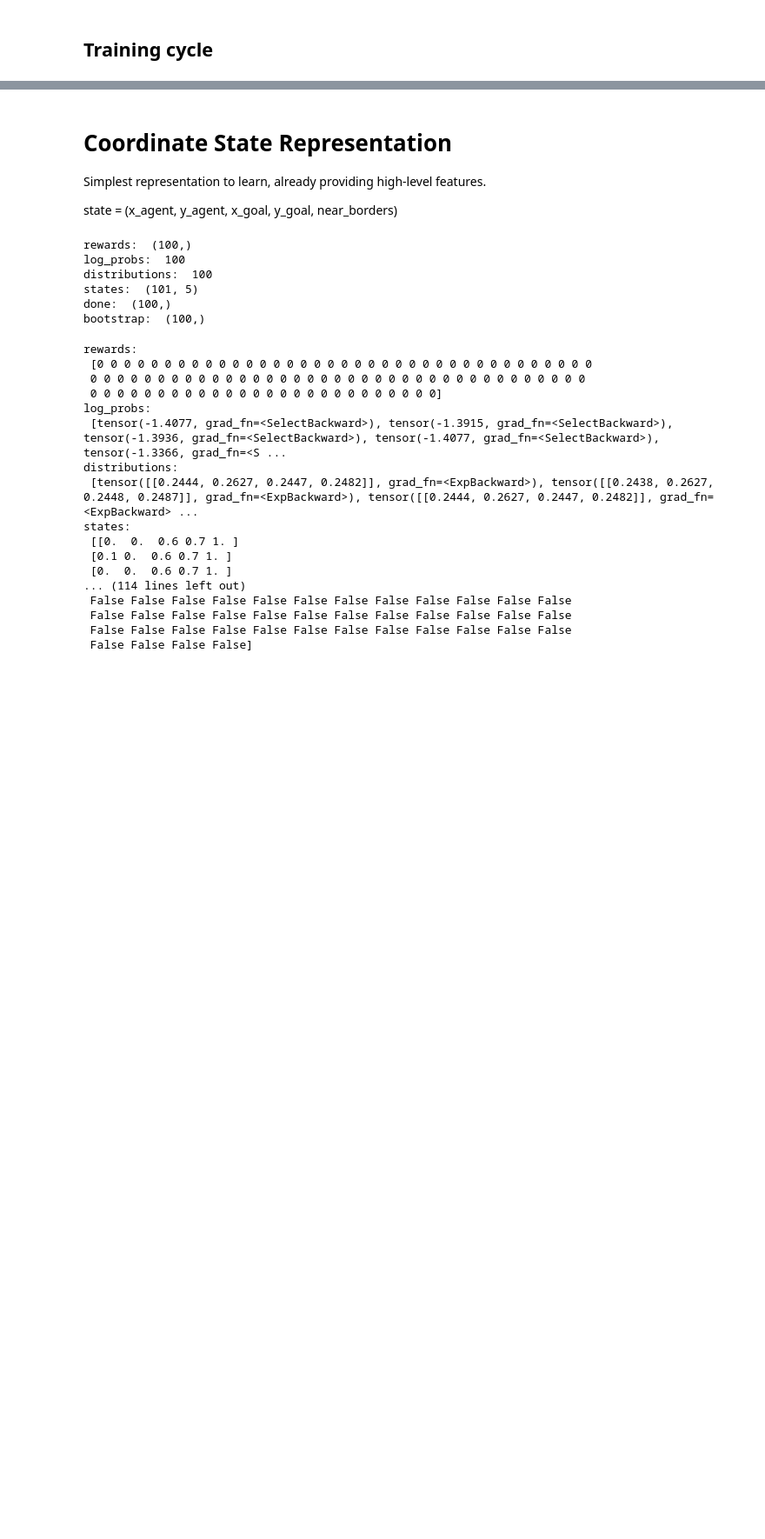
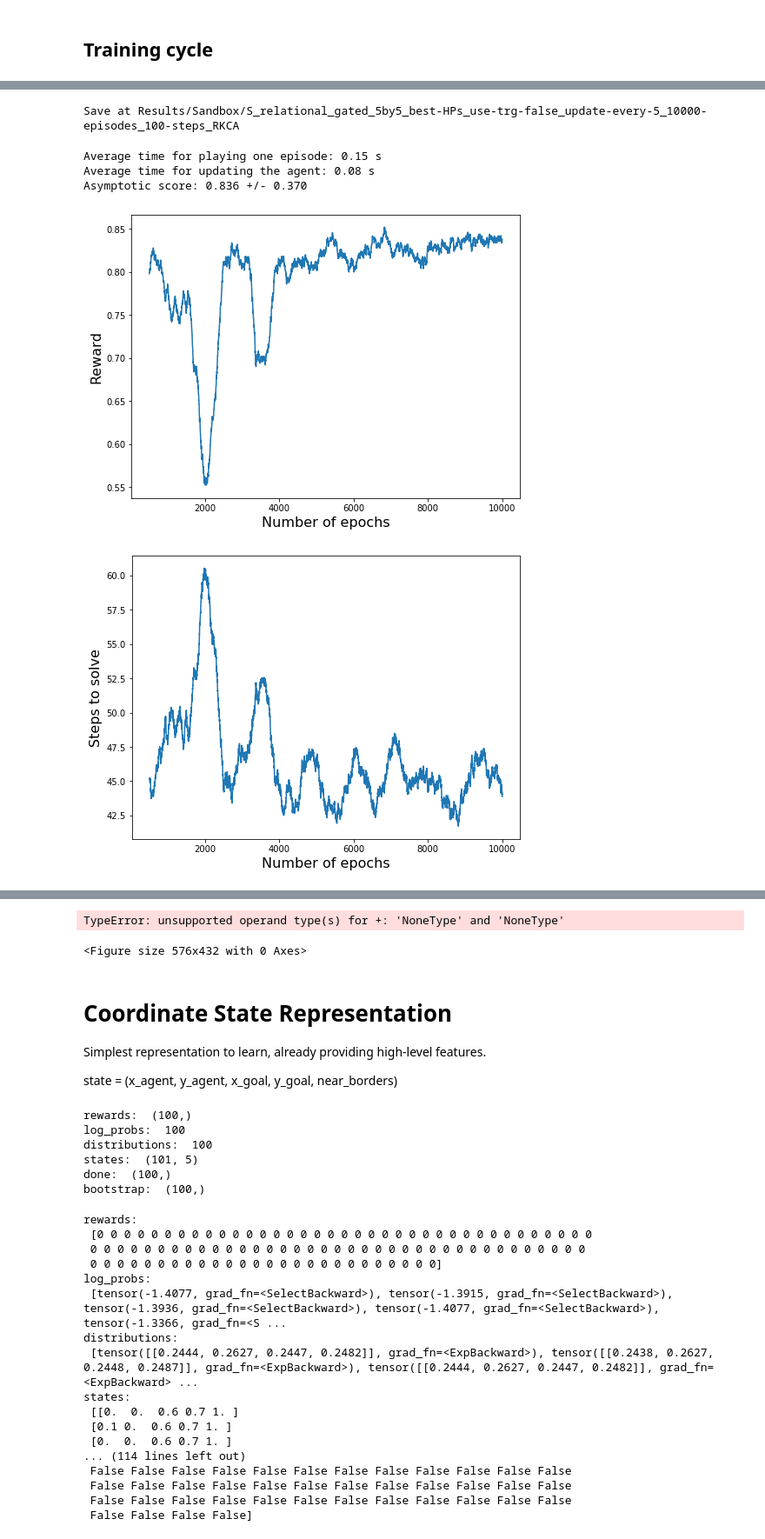
Before and after one commit to nicoladainese96/RelationalDeepRL, a Jupyter notebook: SandboxTesting.ipynb, the cells around one changed output, grey strips where cells are left out. Shown at 87% size. Saved outputs shown, nothing was run; the diff lists cells and outputs as text; code cells hidden in the pictures; blank space fills up the shorter version.

```diff
--- a/SandboxTesting.ipynb
+++ b/SandboxTesting.ipynb
@@ -141,3 +151,6 @@ MAX_STEPS = 100
 
 game_params = dict(x=X, y=Y, initial=initial, goal=goal, max_steps=MAX_STEPS,
                    greyscale_state=True, return_ohe=True)
+# %%
+relational_HPs = torch.load("Results/Sandbox/Supervised/best_HP_S_chosen-residual_UMUT")
+relational_HPs
@@ -144,5 +164,5 @@ game_params = dict(x=X, y=Y, initial=initial, goal=goal, max_steps=MAX_STEPS,
 # %%
-HPs = dict(lr=5e-4, gamma=0.9, TD=True, twin=True, tau=0.3, n_steps=5, H=1e-3, radam=False)
+HPs = dict(lr=1e-4, gamma=0.99, TD=True, twin=True, tau=0.3, n_steps=5, H=1e-3, radam=False, use_target=False, **relational_HPs)
 
 if colab or torch.cuda.is_available:
     HPs['device'] = 'cuda'
@@ -188,7 +225,7 @@ KeyboardInterrupt:
 score, asymptotic_score, asymptotic_std, trained_agent, time_profile, losses, steps_to_solve = results
 # %%
 save = True
-keywords = ['relational','gated','5by5', str(len(score))+"-episodes","100-steps"] # example
+keywords = ['relational','gated','5by5', 'best-HPs','use-trg-false','update-every-5', str(len(score))+"-episodes","100-steps"] # example
 
 if colab and save:
     %cd ~
@@ -205,5 +242,13 @@ elif save:
 else:
     print("Nothing saved")
     pass
+# %% [output]
+Save at Results/Sandbox/S_relational_gated_5by5_best-HPs_use-trg-false_update-every-5_10000-episodes_100-steps_RKCA
 # %%
-plot.plot_results(results, moving_average=True)
+plot.plot_results(results, moving_average=True, average_window=500)
+# %% [output]
+Average time for playing one episode: 0.15 s
+Average time for updating the agent: 0.08 s
+Asymptotic score: 0.836 +/- 0.370
+[figure, added]
+[figure, added]
@@ -210,3 +256,5 @@ plot.plot_results(results, moving_average=True)
+TypeError: unsupported operand type(s) for +: 'NoneType' and 'NoneType'
+<Figure size 576x432 with 0 Axes>
 # %% [markdown]
 # Coordinate State Representation
 
```
Also changed, not shown: parts of 13 cells of this notebook, 38 other files.
